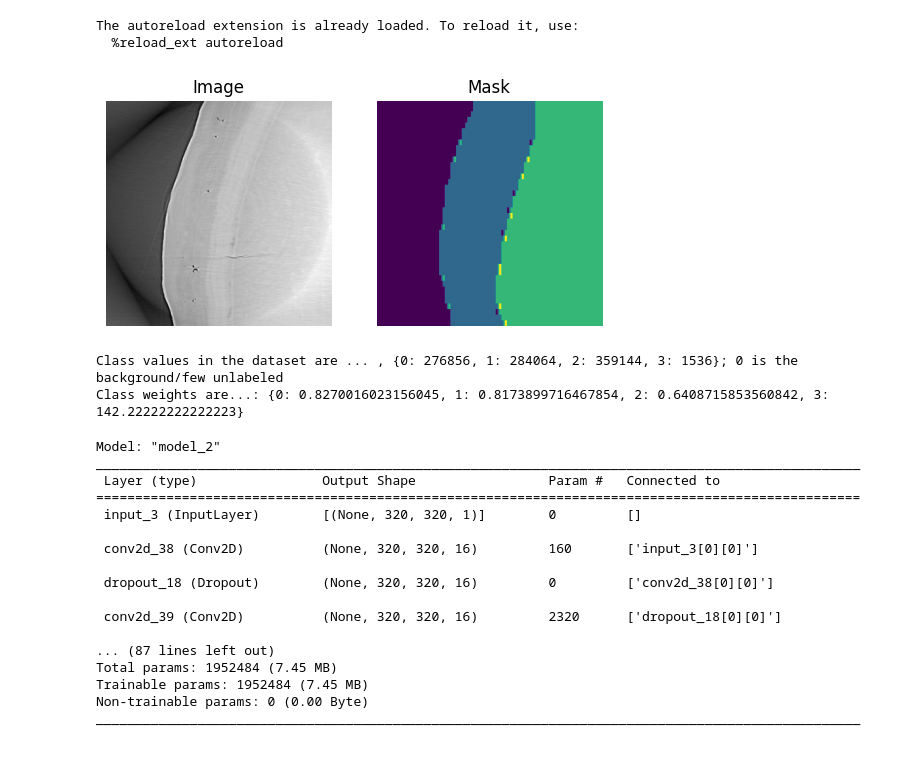
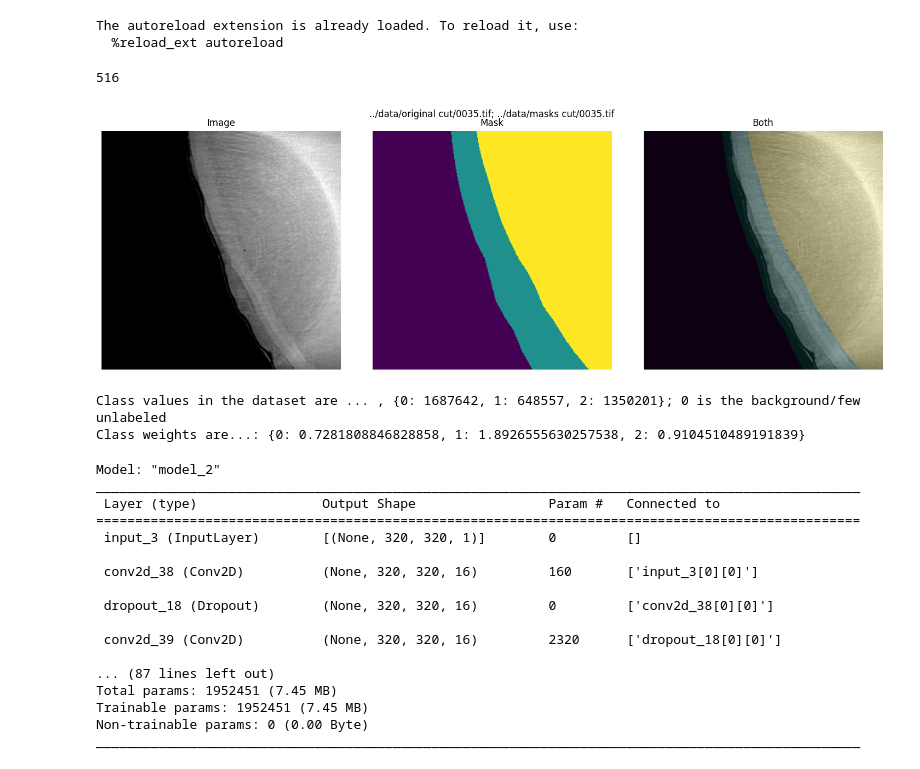
Before and after one commit to richard-lane/cementum, a Jupyter notebook: pipeline/reproduce.ipynb, the cells around one changed output. Cells and saved outputs as stored; diff of their text form; code cells hidden in the pictures.

```diff
--- a/pipeline/reproduce.ipynb
+++ b/pipeline/reproduce.ipynb
@@ -17,34 +28,60 @@ Resize the images for training
 
 """
 import pathlib
+import warnings
 import numpy as np
 import matplotlib.pyplot as plt
 from PIL import Image
 
 from cementum import processing
 
+# We don't have the same number of images and masks, unfortunately
+# So we'll just open this many
+n_imgs = 700
+
 train_size = (320, 320)
+data_dir = pathlib.Path("../data/original cut/")
+mask_dir = pathlib.Path("../data/masks cut/")
 
-train_paths = tuple(pathlib.Path("../data/images").glob(r"?.jpg"))
+img_paths = sorted(tuple(data_dir.glob(r"????.tif")))[:n_imgs]
 full_size_images = [
-    Image.open(str(path)) for path in train_paths
+    Image.open(str(path)) for path in img_paths
 ]  # We'll use these later
-training_images = [processing.resize(image, train_size) for image in full_size_images]
+resized_images = [processing.resize(image, train_size) for image in full_size_images]
 
-mask_paths = tuple(pathlib.Path("../data/masks").glob(r"?.jpg"))
-training_masks = [
-    processing.resize(Image.open(str(path)), train_size) for path in mask_paths
+# Subtract 1 from masks to make them 0-indexed
+mask_paths = sorted(tuple(pathlib.Path(mask_dir).glob(r"????.tif")))[:n_imgs]
+resized_masks = [
+    processing.resize(Image.open(str(path)), train_size) - 1 for path in mask_paths
 ]
+
+assert len(resized_images) == len(resized_masks), len(resized_images)
+if len(resized_images) != n_imgs:
+    warnings.warn(
+        f"Only {len(resized_images)} images and {len(resized_masks)} masks were loaded"
+    )
+print(len(resized_masks))
+# %% [output]
+516
 # %%
-fig, axes = plt.subplots(1, 2)
-axes[0].imshow(training_images[0], cmap="grey")
-axes[1].imshow(training_masks[0])
+fig, axes = plt.subplots(1, 3, figsize=(15, 5))
+idx = -5
+axes[0].imshow(training_images[idx], cmap="grey")
+axes[1].imshow(training_masks[idx])
 
-for axis, title in zip(axes, ("Image", "Mask")):
+axes[2].imshow(training_images[idx], cmap="gray")
+axes[2].imshow(training_masks[idx], alpha=0.2)
+
+fig.suptitle(f"{train_paths[idx]}; {mask_paths[idx]}")
+
+for axis, title in zip(axes, ("Image", "Mask", "Both")):
     axis.axis("off")
     axis.set_title(title)
+
+fig.tight_layout()
+fig.savefig("demo.png")
 # %% [output]
-[figure, old version]
+[figure, new version]
 # %%
 """
 Encode the labels and add this label to the data in the model; also compute class weights
@@ -88,7 +125,7 @@ def add_axis(images: list) -> np.ndarray:
 # Check that the masks only contain our required classes (and that they contain all of them - which might be unnecessary)
 for i, mask in enumerate(training_masks):
     assert (
-        np.unique(mask) == np.array([0, 1, 2, 3])
+        np.unique(mask) == np.array([0, 1, 2])
     ).all(), f"Mask {i} has invalid values: {np.unique(mask)}"
 
 # Flatten the training masks into one column
@@ -137,8 +174,8 @@ class_weights = dict(zip(range(n_classes), class_weights))
 
 print("Class weights are...:", class_weights)
 # %% [output]
-Class values in the dataset are ... , {0: 276856, 1: 284064, 2: 359144, 3: 1536}; 0 is the background/few unlabeled
-Class weights are...: {0: 0.8270016023156045, 1: 0.8173899716467854, 2: 0.6408715853560842, 3: 142.22222222222223}
+Class values in the dataset are ... , {0: 1687642, 1: 648557, 2: 1350201}; 0 is the background/few unlabeled
+Class weights are...: {0: 0.7281808846828858, 1: 1.8926555630257538, 2: 0.9104510489191839}
 # %%
 """
 Define the uNet
@@ -179,8 +216,8 @@ ________________________________________________________________________________
  conv2d_39 (Conv2D)          (None, 320, 320, 16)         2320      ['dropout_18[0][0]']
 
 ... (87 lines left out)
-Total params: 1952484 (7.45 MB)
-Trainable params: 1952484 (7.45 MB)
+Total params: 1952451 (7.45 MB)
+Trainable params: 1952451 (7.45 MB)
 Non-trainable params: 0 (0.00 Byte)
 __________________________________________________________________________________________________
 # %%
```
Also changed, not shown: parts of 6 cells of this notebook.
